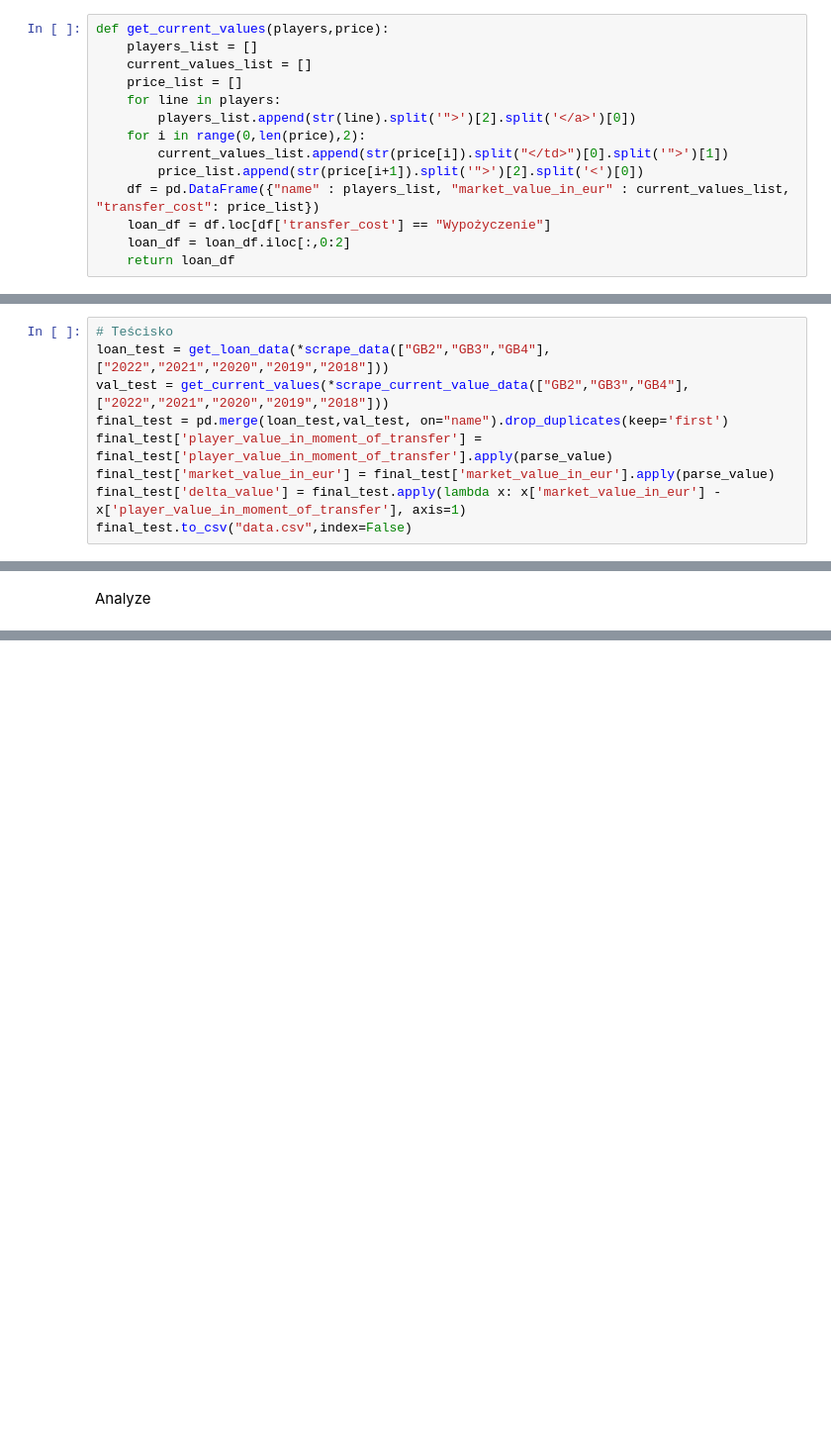
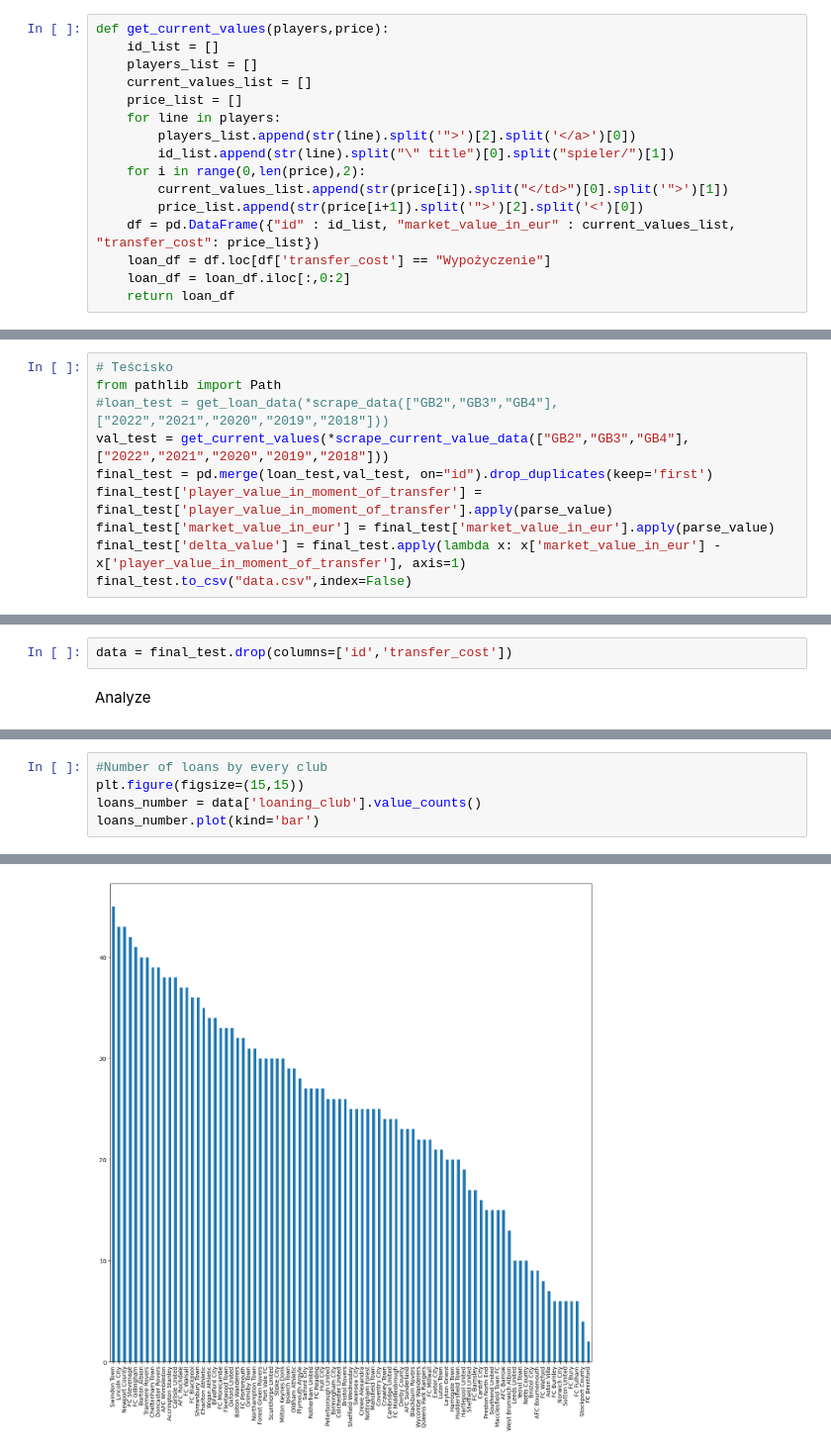
Before and after one commit to wsciekly-kredens/LoansEnglandAnalisis, a Jupyter notebook: analiza.ipynb, the cells around one changed output, grey strips where cells are left out. Shown: that part at 99% size. Saved outputs shown, nothing was run; the diff lists cells and outputs as text; blank space fills up the shorter version.

```diff
--- a/analiza.ipynb
+++ b/analiza.ipynb
@@ -93,15 +96,17 @@ def get_loan_data(players, club, values,loan_league,loan_year):
 Wyłuskanie obecnych wartości
 # %%
 def get_current_values(players,price):
+    id_list = []
     players_list = []
     current_values_list = []
     price_list = []
     for line in players:
         players_list.append(str(line).split('">')[2].split('</a>')[0])
+        id_list.append(str(line).split("\" title")[0].split("spieler/")[1])
     for i in range(0,len(price),2):
         current_values_list.append(str(price[i]).split("</td>")[0].split('">')[1])
         price_list.append(str(price[i+1]).split('">')[2].split('<')[0])
-    df = pd.DataFrame({"name" : players_list, "market_value_in_eur" : current_values_list, "transfer_cost": price_list})
+    df = pd.DataFrame({"id" : id_list, "market_value_in_eur" : current_values_list, "transfer_cost": price_list})
     loan_df = df.loc[df['transfer_cost'] == "Wypożyczenie"]
     loan_df = loan_df.iloc[:,0:2]
     return loan_df
@@ -158,9 +125,10 @@ def parse_value(val):
     return val
 # %%
 # Teścisko
-loan_test = get_loan_data(*scrape_data(["GB2","GB3","GB4"],["2022","2021","2020","2019","2018"]))
+from pathlib import Path
+#loan_test = get_loan_data(*scrape_data(["GB2","GB3","GB4"],["2022","2021","2020","2019","2018"]))
 val_test = get_current_values(*scrape_current_value_data(["GB2","GB3","GB4"],["2022","2021","2020","2019","2018"]))
-final_test = pd.merge(loan_test,val_test, on="name").drop_duplicates(keep='first')
+final_test = pd.merge(loan_test,val_test, on="id").drop_duplicates(keep='first')
 final_test['player_value_in_moment_of_transfer'] = final_test['player_value_in_moment_of_transfer'].apply(parse_value)
 final_test['market_value_in_eur'] = final_test['market_value_in_eur'].apply(parse_value)
 final_test['delta_value'] = final_test.apply(lambda x: x['market_value_in_eur'] - x['player_value_in_moment_of_transfer'], axis=1)
@@ -226,2 +154,4 @@ final_df
+# %%
+data = final_test.drop(columns=['id','transfer_cost'])
 # %% [markdown]
 Analyze
@@ -250,0 +180,6 @@ gracze"""
+# %%
+#Number of loans by every club
+plt.figure(figsize=(15,15))
+loans_number = data['loaning_club'].value_counts()
+loans_number.plot(kind='bar')
+# %% [output]
@@ -250,0 +187 @@ gracze"""
+[figure, added]
```
Also changed, not shown: parts of 19 cells of this notebook, 1 other file.
